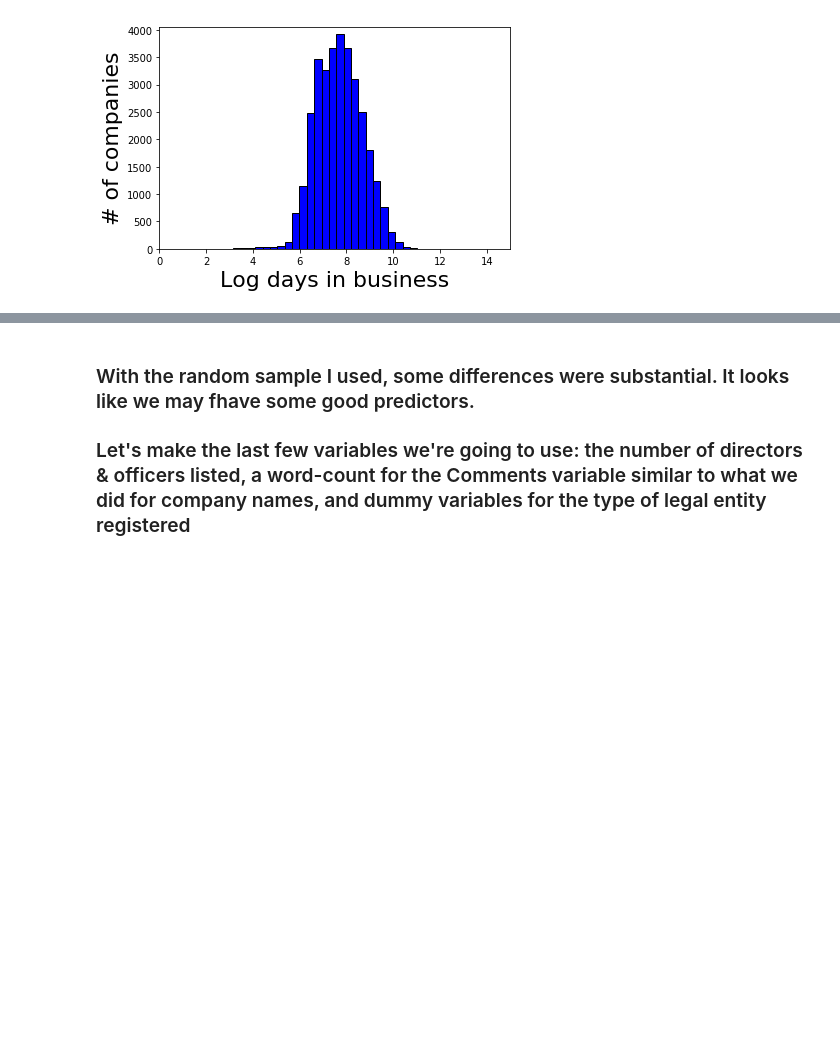
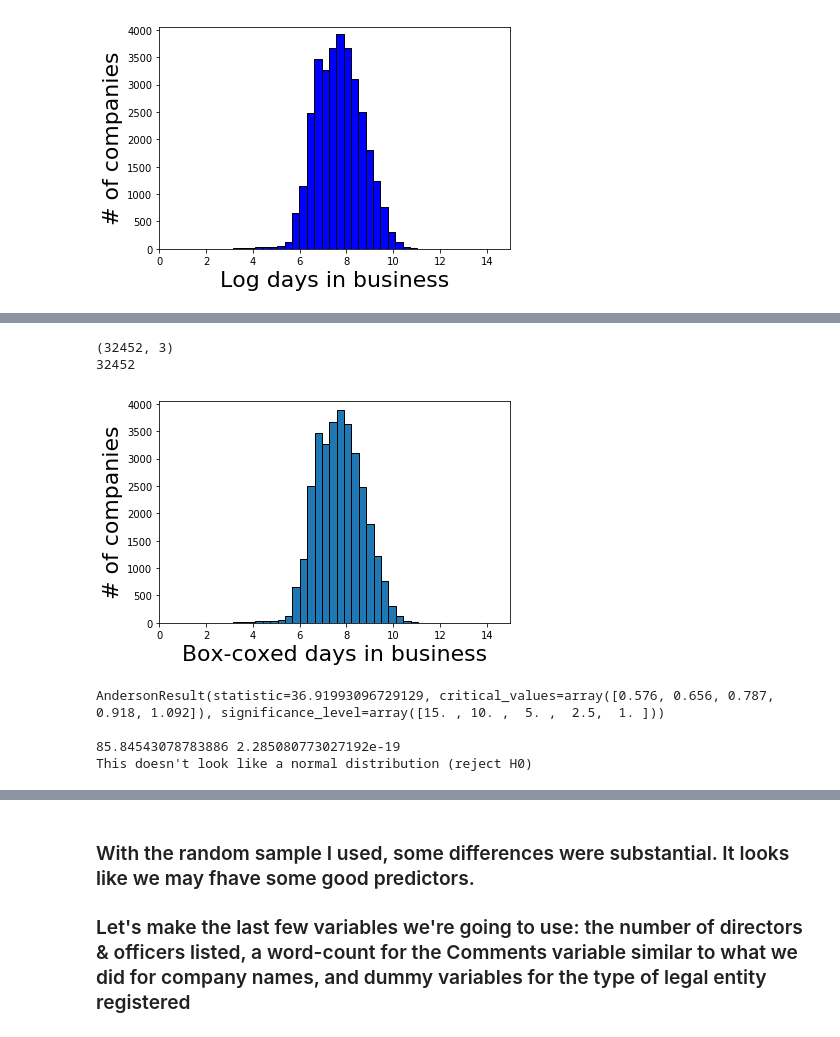
Before and after one commit to Yoyoyoyoyoyoyo/lifespan_of_companies, a Jupyter notebook: SOS_for_github.ipynb, the cells around one changed output, grey strips where cells are left out. Saved outputs shown, nothing was run; the diff lists cells and outputs as text; code cells hidden in the pictures; blank space fills up the shorter version.

```diff
--- a/SOS_for_github.ipynb
+++ b/SOS_for_github.ipynb
@@ -468,0 +553,31 @@ df["log_time_in_business"] = first_tib["log_tib"]
+# %%
+first_tib['bc_tib'] = boxcox(df.time_in_business)[0]
+
+# Graph it:
+plt.hist(first_tib.bc_tib, bins = 35, edgecolor = 'black')
+plt.axis([0, 15, 0, df.shape[0] / 8])
+plt.xlabel('Box-coxed days in business', size = 22)
+plt.ylabel('# of companies', size= 22)
+
+plt.tight_layout()
+plt.show()
+# %% [output]
+(32452, 3)
+32452
+[figure, added]
+# %%
+# Normality tests again:
+print(anderson(first_tib.bc_tib))
+print("")
+
+stat, p = normaltest(first_tib.bc_tib)
+print(stat, p)
+if p > 0.05:
+    print('We can assume a normal distribution (fail to reject H0)')
+else:
+    print("This doesn't look like a normal distribution (reject H0)")
+# %% [output]
+AndersonResult(statistic=36.91993096729129, critical_values=array([0.576, 0.656, 0.787, 0.918, 1.092]), significance_level=array([15. , 10. ,  5. ,  2.5,  1. ]))
+
+85.84543078783886 2.285080773027192e-19
+This doesn't look like a normal distribution (reject H0)
```
Also changed, not shown: parts of 24 cells of this notebook.
